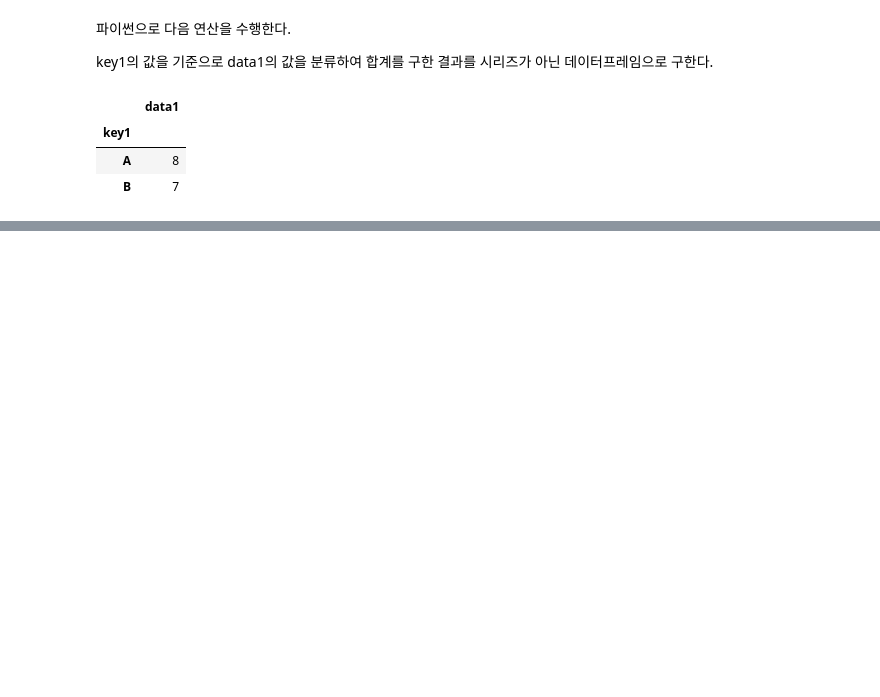
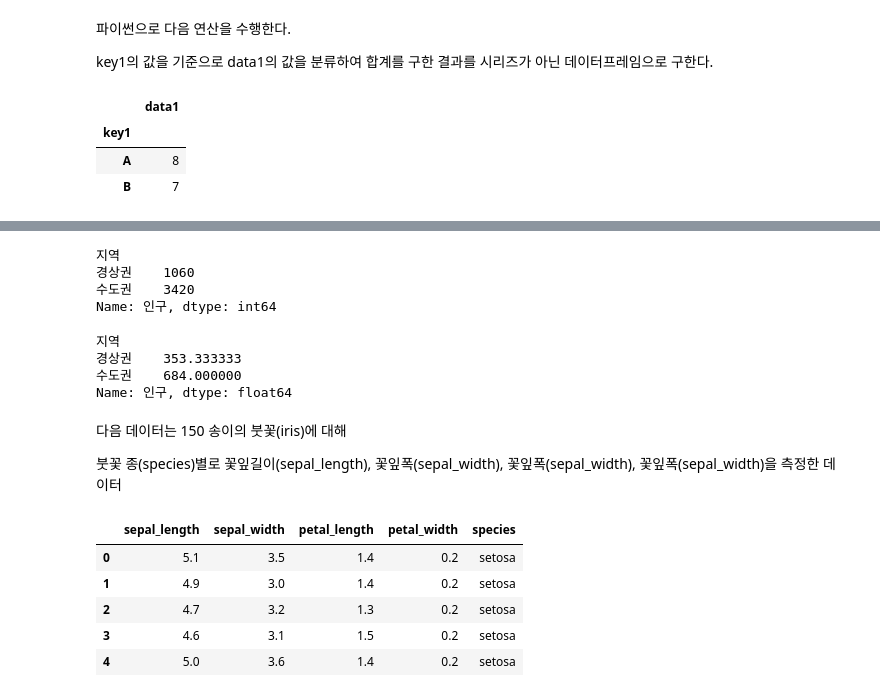
Before and after one commit to jojaehyeok99/python_20240215, a Jupyter notebook: pandas_data_analysis/pandas_data_advanced_controll.ipynb, the cells around one changed output, grey strips where cells are left out. Saved outputs shown, nothing was run; the diff lists cells and outputs as text; code cells hidden in the pictures; blank space fills up the shorter version.

```diff
--- a/pandas_data_analysis/pandas_data_advanced_controll.ipynb
+++ b/pandas_data_analysis/pandas_data_advanced_controll.ipynb
@@ -578,0 +599,28 @@ df2.groupby(df2.key1).sum()[['data1']]
+# %%
+df1['인구'].groupby(df1['지역']).sum()
+# %% [output]
+지역
+경상권    1060
+수도권    3420
+Name: 인구, dtype: int64
+# %%
+df1['인구'].groupby(df1['지역']).mean()
+# %% [output]
+지역
+경상권    353.333333
+수도권    684.000000
+Name: 인구, dtype: float64
+# %% [markdown]
+다음 데이터는 150 송이의 붓꽃(iris)에 대해
+
+붓꽃 종(species)별로 꽃잎길이(sepal_length), 꽃잎폭(sepal_width), 꽃잎폭(sepal_width), 꽃잎폭(sepal_width)을 측정한 데이터
+# %%
+iris = seaborn.load_dataset("iris")
+iris.head()
+# %% [output]
+|  | sepal_length | sepal_width | petal_length | petal_width | species |
+| 0 | 5.1 | 3.5 | 1.4 | 0.2 | setosa |
+| 1 | 4.9 | 3.0 | 1.4 | 0.2 | setosa |
+| 2 | 4.7 | 3.2 | 1.3 | 0.2 | setosa |
+| 3 | 4.6 | 3.1 | 1.5 | 0.2 | setosa |
+| 4 | 5.0 | 3.6 | 1.4 | 0.2 | setosa |
```
Also changed, not shown: parts of 15 cells of this notebook.
